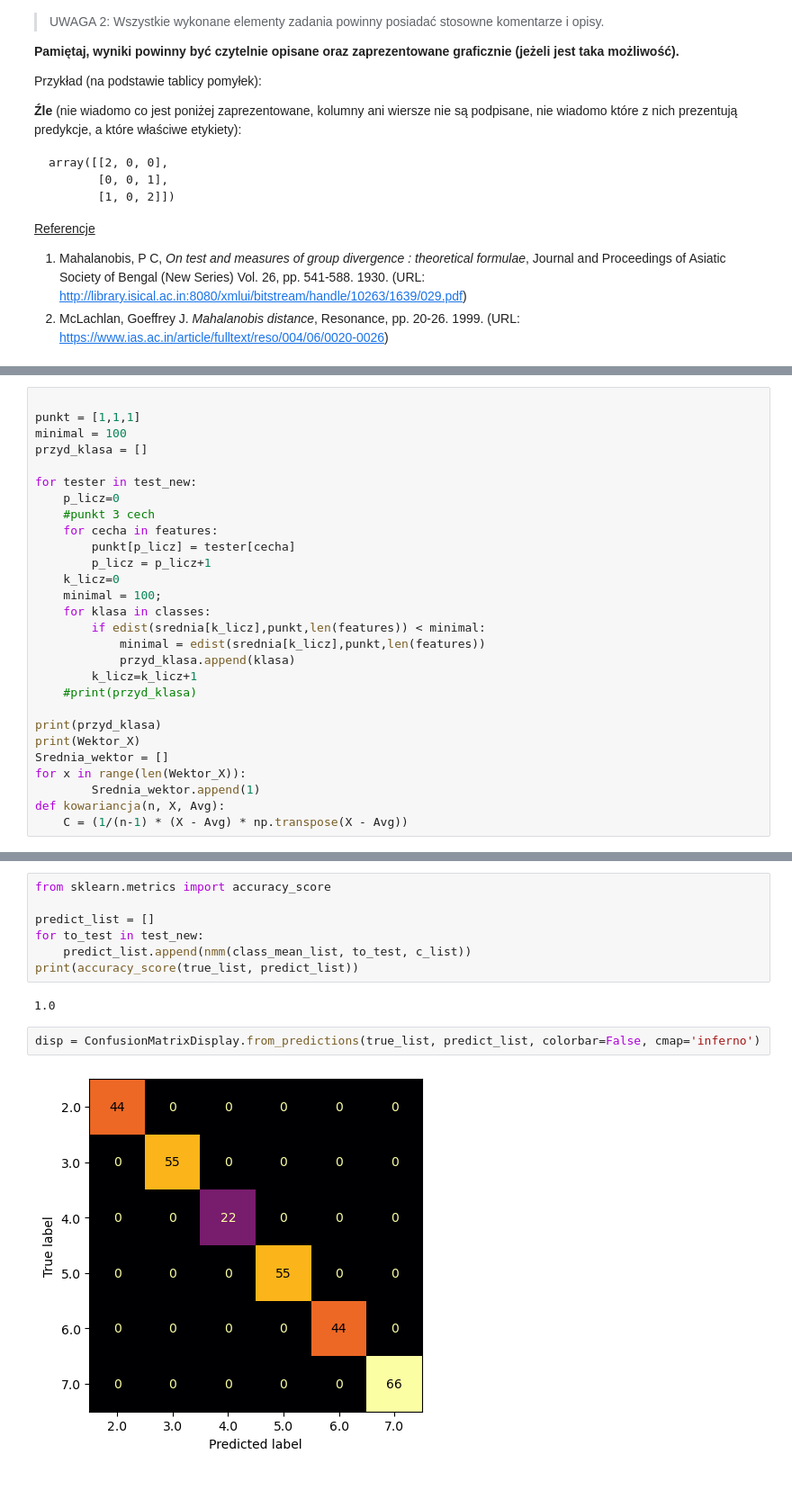
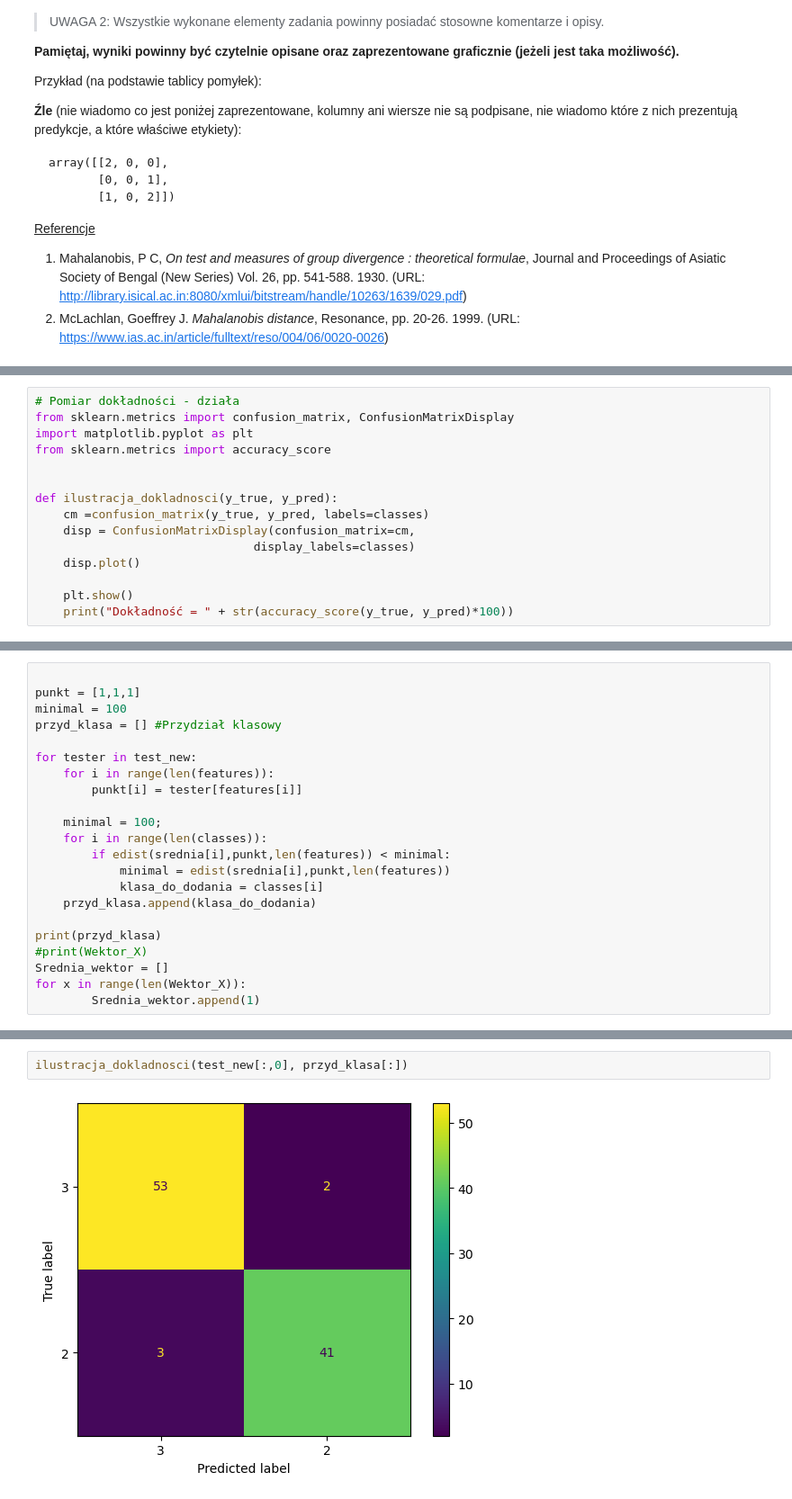
Before and after one commit to 249854KB/Statystyczne-metody-przetwarzania-danych, a Jupyter notebook: Lab4/Lab04.ipynb, the cells around one changed output, grey strips where cells are left out. Shown at 90% size. Cells and saved outputs as stored; diff of their text form.

```diff
--- a/Lab4/Lab04.ipynb
+++ b/Lab4/Lab04.ipynb
@@ -89,0 +82,15 @@ print(test_new)
+# %%
+# Pomiar dokładności - działa
+from sklearn.metrics import confusion_matrix, ConfusionMatrixDisplay
+import matplotlib.pyplot as plt
+from sklearn.metrics import accuracy_score
+
+
+def ilustracja_dokladnosci(y_true, y_pred):
+    cm =confusion_matrix(y_true, y_pred, labels=classes)
+    disp = ConfusionMatrixDisplay(confusion_matrix=cm,
+                               display_labels=classes)
+    disp.plot()
+
+    plt.show()
+    print("Dokładność = " + str(accuracy_score(y_true, y_pred)*100))
@@ -135,28 +151,22 @@ def edist(p1, p2, l_cech):
 
 punkt = [1,1,1]
 minimal = 100
-przyd_klasa = []
+przyd_klasa = [] #Przydział klasowy
 
 for tester in test_new:
-    p_licz=0
-    #punkt 3 cech
-    for cecha in features:
-        punkt[p_licz] = tester[cecha]
-        p_licz = p_licz+1
-    k_licz=0
+    for i in range(len(features)):
+        punkt[i] = tester[features[i]]
+
     minimal = 100;
-    for klasa in classes:
-        if edist(srednia[k_licz],punkt,len(features)) < minimal:
-            minimal = edist(srednia[k_licz],punkt,len(features))
-            przyd_klasa.append(klasa)
-        k_licz=k_licz+1
-    #print(przyd_klasa)
+    for i in range(len(classes)):
+        if edist(srednia[i],punkt,len(features)) < minimal:
+            minimal = edist(srednia[i],punkt,len(features))
+            klasa_do_dodania = classes[i]
+    przyd_klasa.append(klasa_do_dodania)
 
 print(przyd_klasa)
-print(Wektor_X)
+#print(Wektor_X)
 Srednia_wektor = []
 for x in range(len(Wektor_X)):
         Srednia_wektor.append(1)
-def kowariancja(n, X, Avg):
-    C = (1/(n-1) * (X - Avg) * np.transpose(X - Avg))
 # %% [output]
@@ -240,13 +174,4 @@ def nmm(class_mean, to_test, cov):
-# %%
-from sklearn.metrics import accuracy_score
-
-predict_list = []
-for to_test in test_new:
-    predict_list.append(nmm(class_mean_list, to_test, c_list))
-print(accuracy_score(true_list, predict_list))
-# %% [output]
-1.0
-# %%
-disp = ConfusionMatrixDisplay.from_predictions(true_list, predict_list, colorbar=False, cmap='inferno')
-# %% [output]
-[figure, removed]
+# %%
+ilustracja_dokladnosci(test_new[:,0], przyd_klasa[:])
+# %% [output]
+[figure, added]
```
Also changed, not shown: parts of 20 cells of this notebook, 1 other file.
